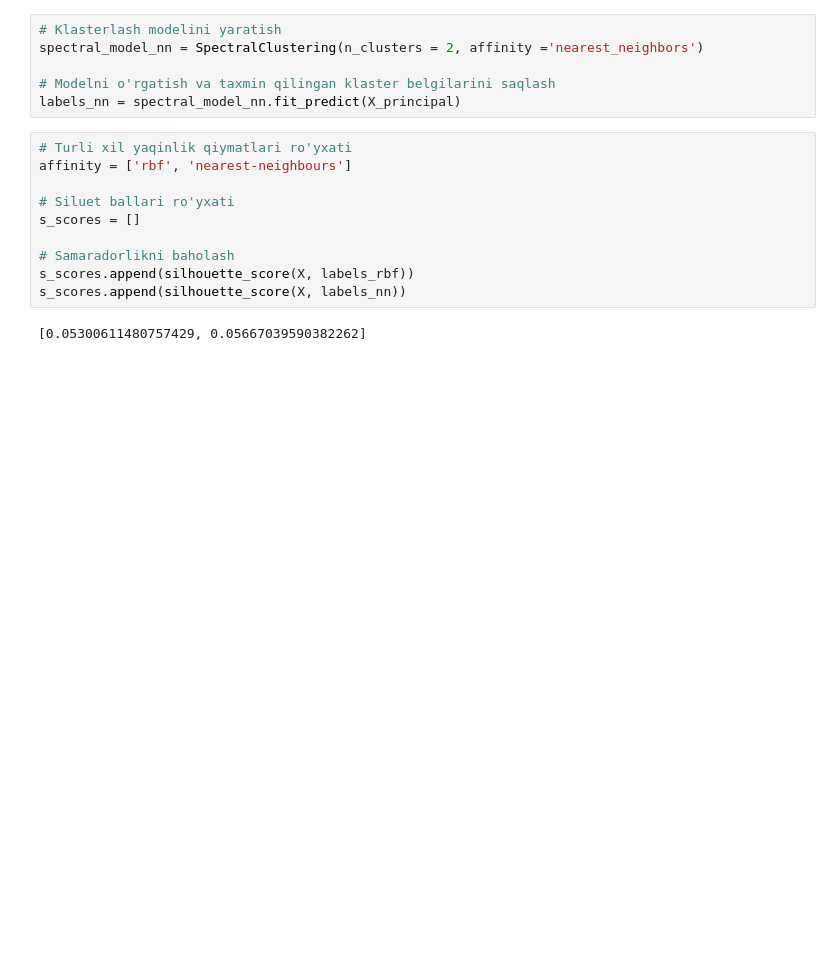
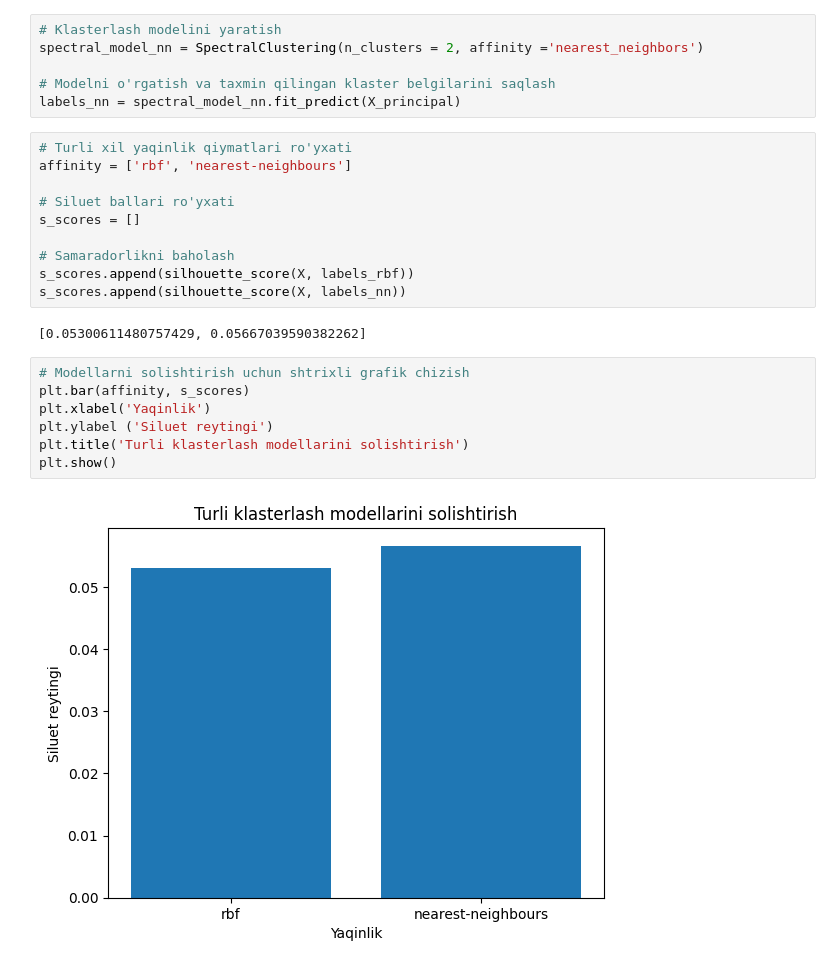
Before and after one commit to Raxmatillo/credit-card-clustering, a Jupyter notebook: Kredit_kartasini_klasterlash.ipynb, the cells around one changed output. Saved outputs shown, nothing was run; the diff lists cells and outputs as text; blank space fills up the shorter version.

```diff
--- a/Kredit_kartasini_klasterlash.ipynb
+++ b/Kredit_kartasini_klasterlash.ipynb
@@ -100,3 +100,12 @@ s_scores.append(silhouette_score(X, labels_rbf))
 s_scores.append(silhouette_score(X, labels_nn))
 # %% [output]
 [0.05300611480757429, 0.05667039590382262]
+# %%
+# Modellarni solishtirish uchun shtrixli grafik chizish
+plt.bar(affinity, s_scores)
+plt.xlabel('Yaqinlik')
+plt.ylabel ('Siluet reytingi')
+plt.title('Turli klasterlash modellarini solishtirish')
+plt.show()
+# %% [output]
+[figure, added]
```
